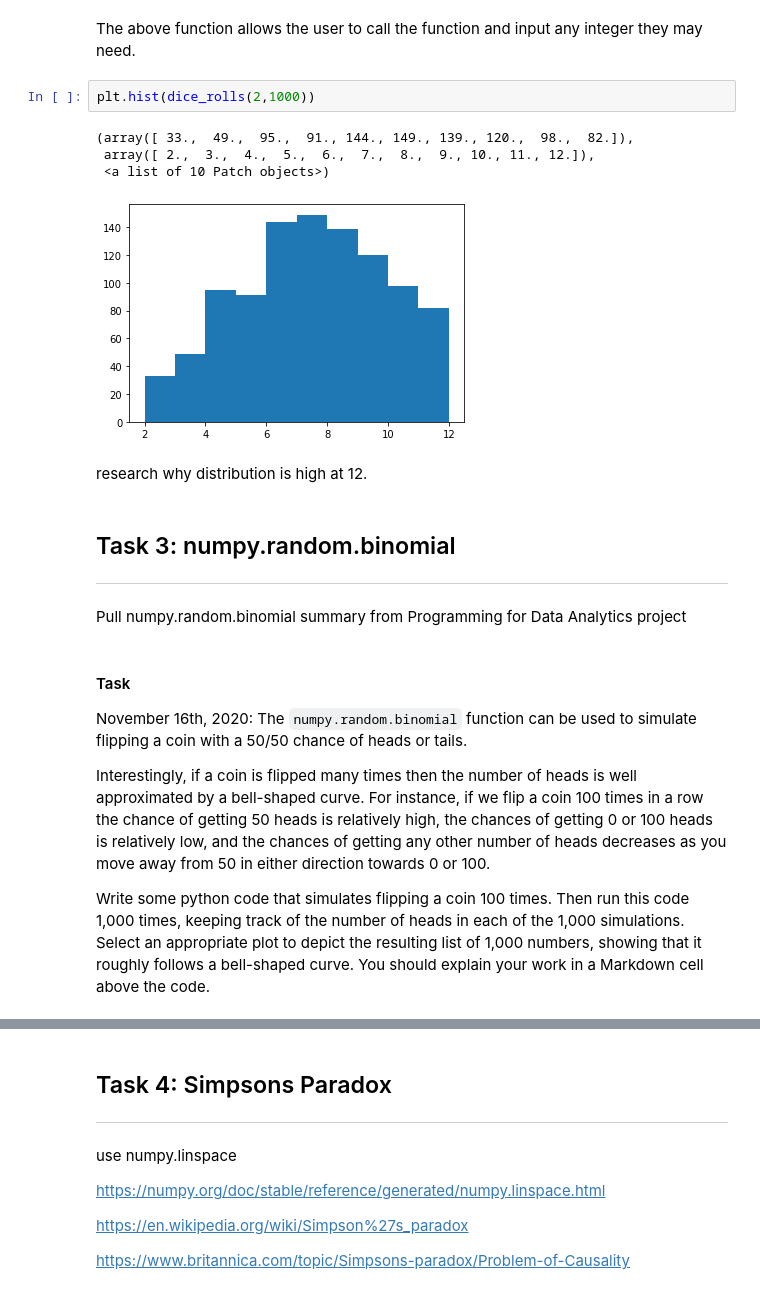
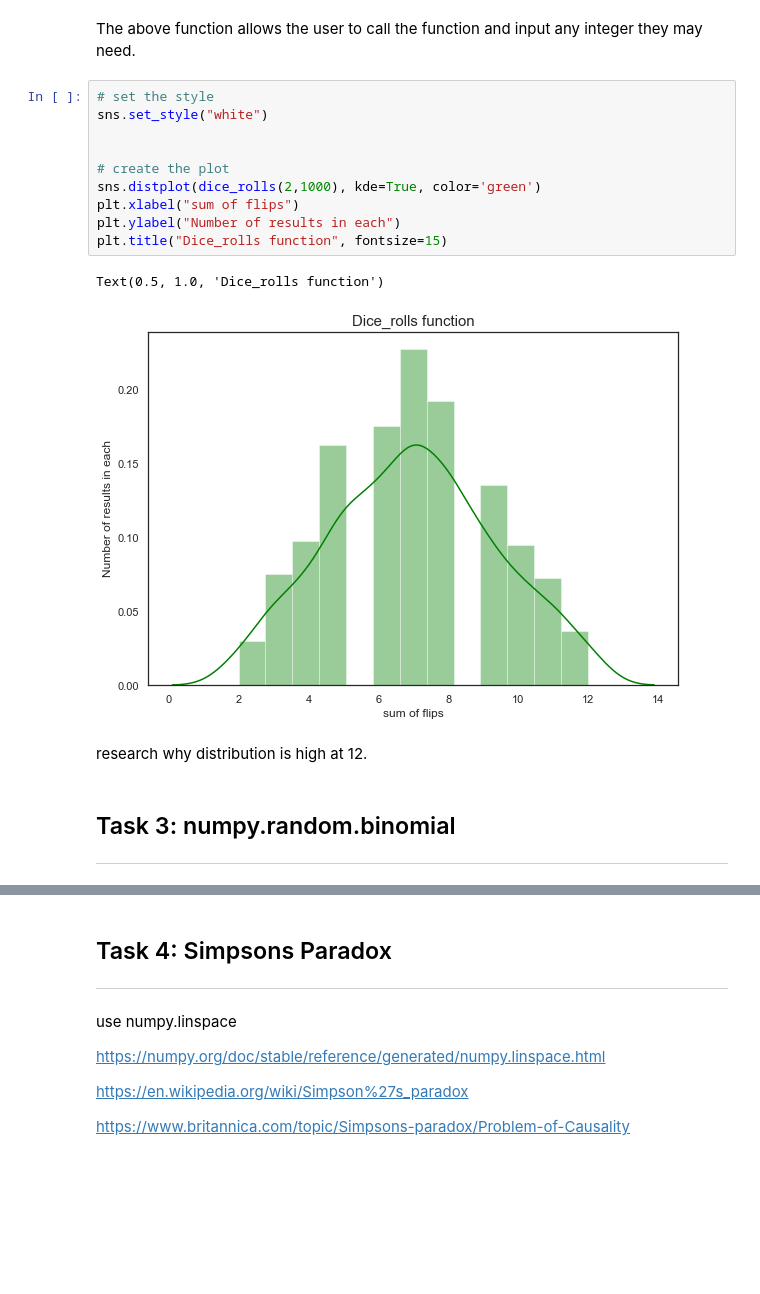
Before and after one commit to eoinlees/FofDA-assessment-2020, a Jupyter notebook: Tasks 2020.ipynb, the cells around one changed output, grey strips where cells are left out. Cells and saved outputs as stored; diff of their text form; blank space fills up the shorter version.

```diff
--- a/Tasks 2020.ipynb
+++ b/Tasks 2020.ipynb
@@ -206,25 +206,20 @@ Enter the number of times you wish to do this: 45
 # %% [markdown]
 The above function allows the user to call the function and input any integer they may need.
-# %%
-plt.hist(dice_rolls(2,1000))
-# %% [output]
-(array([ 33.,  49.,  95.,  91., 144., 149., 139., 120.,  98.,  82.]),
- array([ 2.,  3.,  4.,  5.,  6.,  7.,  8.,  9., 10., 11., 12.]),
- <a list of 10 Patch objects>)
-[figure, removed]
+# %%
+# set the style
+sns.set_style("white")
+
+
+# create the plot
+sns.distplot(dice_rolls(2,1000), kde=True, color='green')
+plt.xlabel("sum of flips")
+plt.ylabel("Number of results in each")
+plt.title("Dice_rolls function", fontsize=15)
+# %% [output]
+Text(0.5, 1.0, 'Dice_rolls function')
+[figure, added]
 # %% [markdown]
 research why distribution is high at 12.
 # %% [markdown]
 ## Task 3: numpy.random.binomial
 -------------
-
-Pull numpy.random.binomial summary from Programming for Data Analytics project
-# %% [markdown]
-#### Task
-
-November 16th, 2020: The `numpy.random.binomial` function can be used to
-simulate flipping a coin with a 50/50 chance of heads or tails.
-
-Interestingly, if a coin is flipped many times then the number of heads is well approximated by a bell-shaped curve. For instance, if we flip a coin 100 times in a row the chance of getting 50 heads is relatively high, the chances of getting 0 or 100 heads is relatively low, and the chances of getting any other number of heads decreases as you move away from 50 in either direction towards 0 or 100.
-
-Write some python code that simulates flipping a coin 100 times. Then run this code 1,000 times, keeping track of the number of heads in each of the 1,000 simulations. Select an appropriate plot to depict the resulting list of 1,000 numbers, showing that it roughly follows a bell-shaped curve. You should explain your work in a Markdown cell above the code.
```
Also changed, not shown: parts of 12 cells of this notebook.
